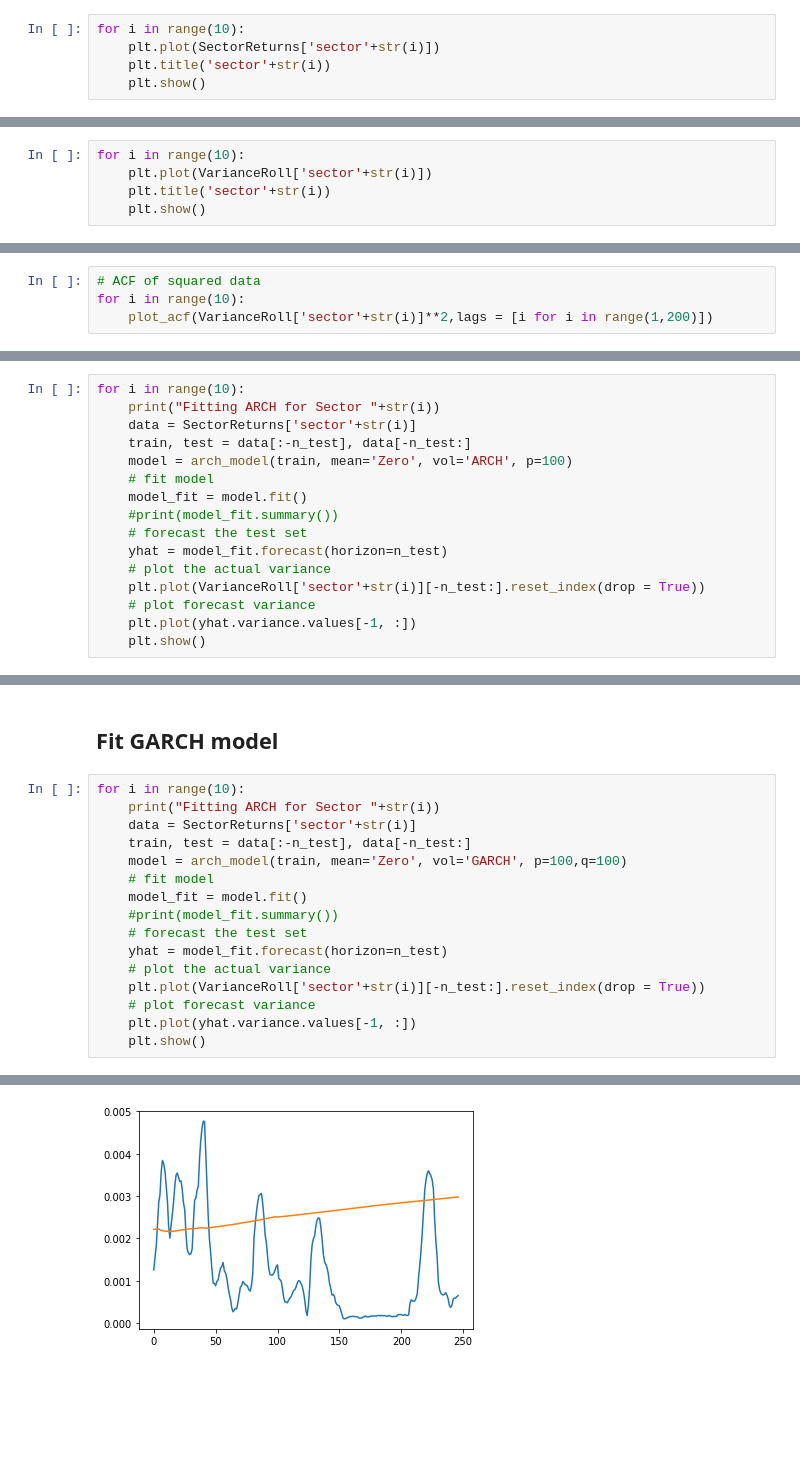
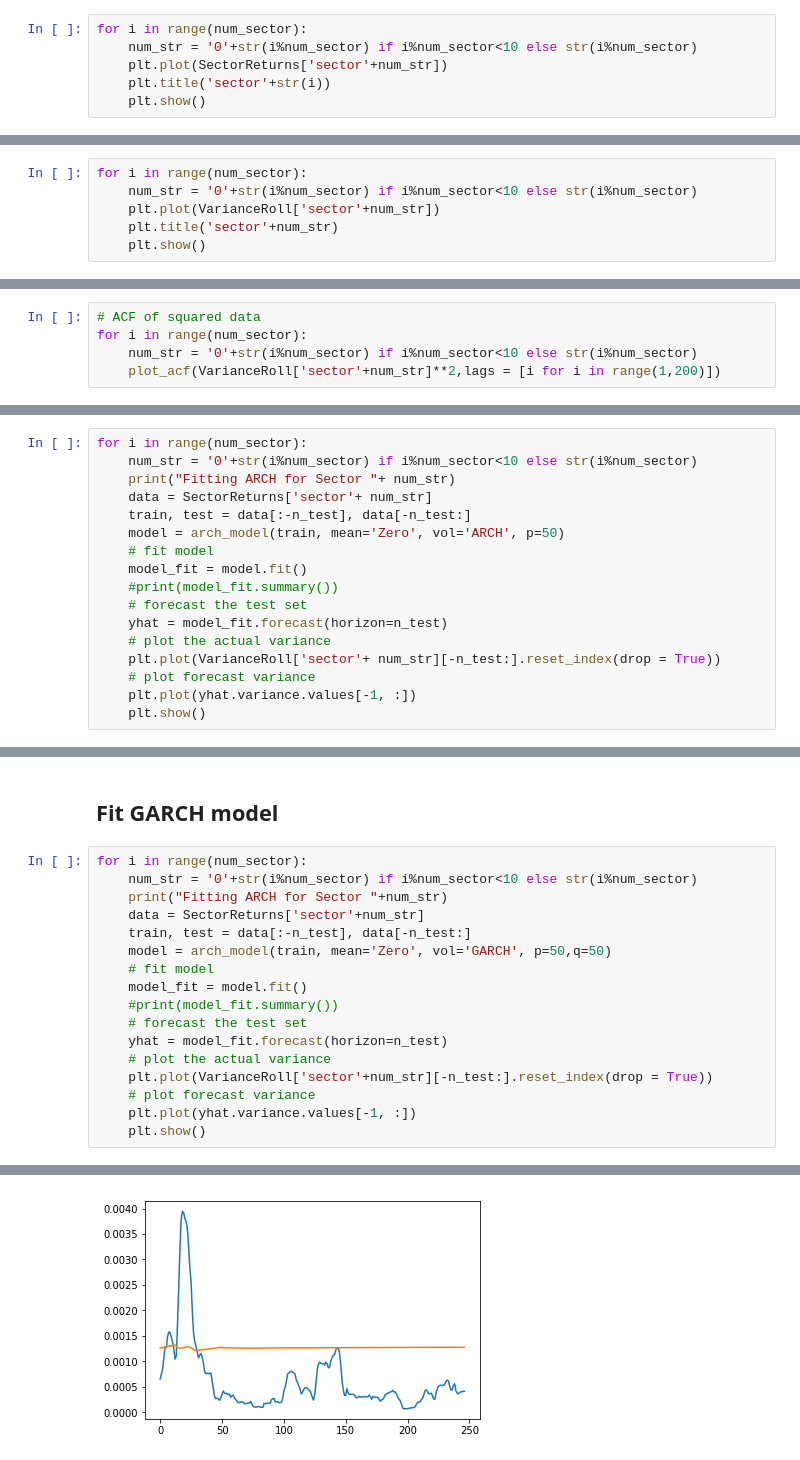
Before and after one commit to 21han/two_sigma_news_sentiments, a Jupyter notebook: correlation_variance_prediction.ipynb, the cells around one changed output, grey strips where cells are left out. Saved outputs shown, nothing was run; the diff lists cells and outputs as text; blank space fills up the shorter version.

```diff
--- a/correlation_variance_prediction.ipynb
+++ b/correlation_variance_prediction.ipynb
@@ -367,6 +463,7 @@ SectorReturns.head()
 # %%
-for i in range(10):
-    plt.plot(SectorReturns['sector'+str(i)])
+for i in range(num_sector):
+    num_str = '0'+str(i%num_sector) if i%num_sector<10 else str(i%num_sector)
+    plt.plot(SectorReturns['sector'+num_str])
     plt.title('sector'+str(i))
     plt.show()
 # %% [output]
@@ -383,8 +482,9 @@ for i in range(10):
 # %%
 VarianceRoll = SectorReturns.rolling(20).var().dropna()
 # %%
-for i in range(10):
-    plt.plot(VarianceRoll['sector'+str(i)])
-    plt.title('sector'+str(i))
+for i in range(num_sector):
+    num_str = '0'+str(i%num_sector) if i%num_sector<10 else str(i%num_sector)
+    plt.plot(VarianceRoll['sector'+num_str])
+    plt.title('sector'+num_str)
     plt.show()
 # %% [output]
@@ -401,5 +503,6 @@ for i in range(10):
 # %%
 # ACF of squared data
-for i in range(10):
-    plot_acf(VarianceRoll['sector'+str(i)]**2,lags = [i for i in range(1,200)])
+for i in range(num_sector):
+    num_str = '0'+str(i%num_sector) if i%num_sector<10 else str(i%num_sector)
+    plot_acf(VarianceRoll['sector'+num_str]**2,lags = [i for i in range(1,200)])
 # %% [output]
@@ -418,18 +523,19 @@ n_test = len(VarianceRoll)//10
 # %% [markdown]
 ## Fit ARCH model
 # %%
-for i in range(10):
-    print("Fitting ARCH for Sector "+str(i))
-    data = SectorReturns['sector'+str(i)]
+for i in range(num_sector):
+    num_str = '0'+str(i%num_sector) if i%num_sector<10 else str(i%num_sector)
+    print("Fitting ARCH for Sector "+ num_str)
+    data = SectorReturns['sector'+ num_str]
     train, test = data[:-n_test], data[-n_test:]
-    model = arch_model(train, mean='Zero', vol='ARCH', p=100)
+    model = arch_model(train, mean='Zero', vol='ARCH', p=50)
     # fit model
     model_fit = model.fit()
     #print(model_fit.summary())
     # forecast the test set
     yhat = model_fit.forecast(horizon=n_test)
     # plot the actual variance
-    plt.plot(VarianceRoll['sector'+str(i)][-n_test:].reset_index(drop = True))
+    plt.plot(VarianceRoll['sector'+ num_str][-n_test:].reset_index(drop = True))
     # plot forecast variance
     plt.plot(yhat.variance.values[-1, :])
     plt.show()
@@ -499,18 +613,19 @@ See scipy.optimize.fmin_slsqp for code meaning.
 # %% [markdown]
 ## Fit GARCH model
 # %%
-for i in range(10):
-    print("Fitting ARCH for Sector "+str(i))
-    data = SectorReturns['sector'+str(i)]
+for i in range(num_sector):
+    num_str = '0'+str(i%num_sector) if i%num_sector<10 else str(i%num_sector)
+    print("Fitting ARCH for Sector "+num_str)
+    data = SectorReturns['sector'+num_str]
     train, test = data[:-n_test], data[-n_test:]
-    model = arch_model(train, mean='Zero', vol='GARCH', p=100,q=100)
+    model = arch_model(train, mean='Zero', vol='GARCH', p=50,q=50)
     # fit model
     model_fit = model.fit()
     #print(model_fit.summary())
     # forecast the test set
     yhat = model_fit.forecast(horizon=n_test)
     # plot the actual variance
-    plt.plot(VarianceRoll['sector'+str(i)][-n_test:].reset_index(drop = True))
+    plt.plot(VarianceRoll['sector'+num_str][-n_test:].reset_index(drop = True))
     # plot forecast variance
     plt.plot(yhat.variance.values[-1, :])
     plt.show()
@@ -566,7 +687,7 @@ Positive directional derivative for linesearch    (Exit mode 8)
             Gradient evaluations: 1
 The optimizer returned code 8. The message is:
 Positive directional derivative for linesearch
 See scipy.optimize.fmin_slsqp for code meaning.
 
   ConvergenceWarning)
-[figure, old version]
+[figure, new version]
```
Also changed, not shown: parts of 44 cells of this notebook.
